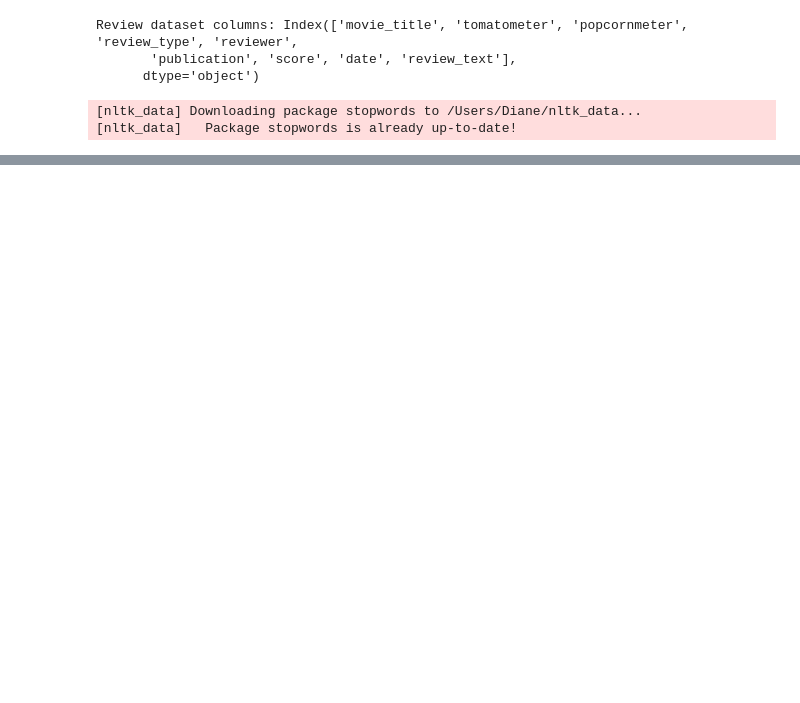
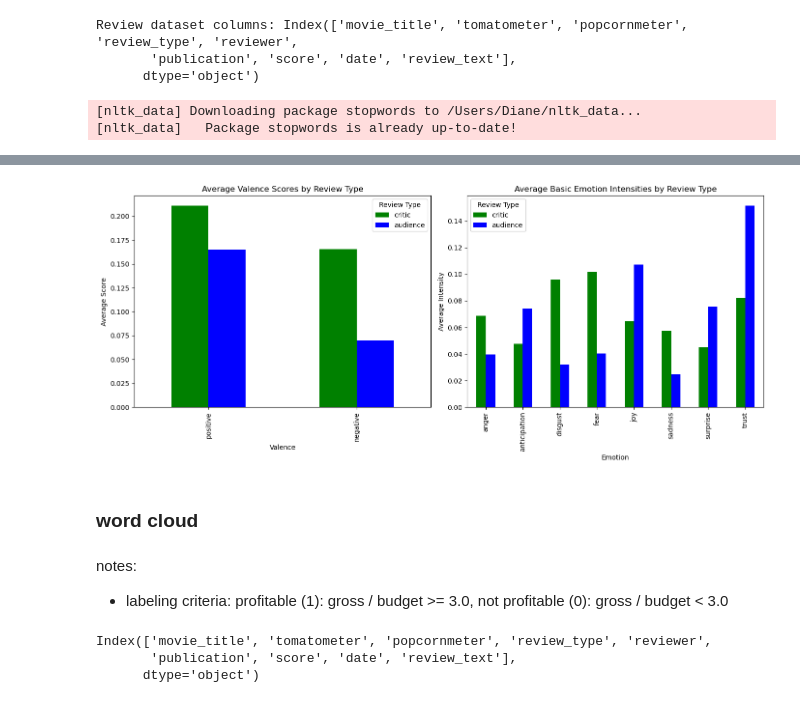
Before and after one commit to diane-zhou/psych186b-project, a Jupyter notebook: ML_model.ipynb, the cells around one changed output, grey strips where cells are left out. Drawn from its saved outputs; the diff is of its cells as text; code cells hidden in the pictures; blank space fills up the shorter version.

```diff
--- a/ML_model.ipynb
+++ b/ML_model.ipynb
@@ -85,0 +97,36 @@ plt.show()
+# %%
+valence_emotions = ['positive', 'negative']
+basic_emotions = ['anger', 'anticipation', 'disgust', 'fear', 'joy', 'sadness', 'surprise', 'trust']
+
+for emotion in valence_emotions + basic_emotions:
+    if emotion not in df.columns:
+        df[emotion] = 0.0
+
+types = ['critic', 'audience']
+
+# mean calculations
+valence_means = df.groupby('review_type')[valence_emotions].mean().loc[types]
+emotion_means = df.groupby('review_type')[basic_emotions].mean().loc[types]
+
+# valence bar graph
+fig, axes = plt.subplots(1, 2, figsize=(14, 6))
+
+valence_means.T.plot(kind='bar', ax=axes[0], color=['green', 'blue'])
+axes[0].set_title('Average Valence Scores by Review Type')
+axes[0].set_ylabel('Average Score')
+axes[0].set_xlabel('Valence')
+axes[0].legend(title='Review Type')
+
+# emotions bar graph
+emotion_means.T.plot(kind='bar', ax=axes[1], color=['green', 'blue'])
+axes[1].set_title('Average Basic Emotion Intensities by Review Type')
+axes[1].set_ylabel('Average Intensity')
+axes[1].set_xlabel('Emotion')
+axes[1].legend(title='Review Type')
+
+plt.tight_layout()
+plt.show()
+# %% [output]
+[figure, added]
+# %% [markdown]
+### word cloud
@@ -85,0 +165,9 @@ plt.show()
+# %% [markdown]
+notes:
+* labeling criteria: profitable (1): gross / budget >= 3.0, not profitable (0): gross / budget <  3.0
+# %%
+df.columns
+# %% [output]
+Index(['movie_title', 'tomatometer', 'popcornmeter', 'review_type', 'reviewer',
+       'publication', 'score', 'date', 'review_text'],
+      dtype='object')
```
Also changed, not shown: parts of 9 cells of this notebook.
